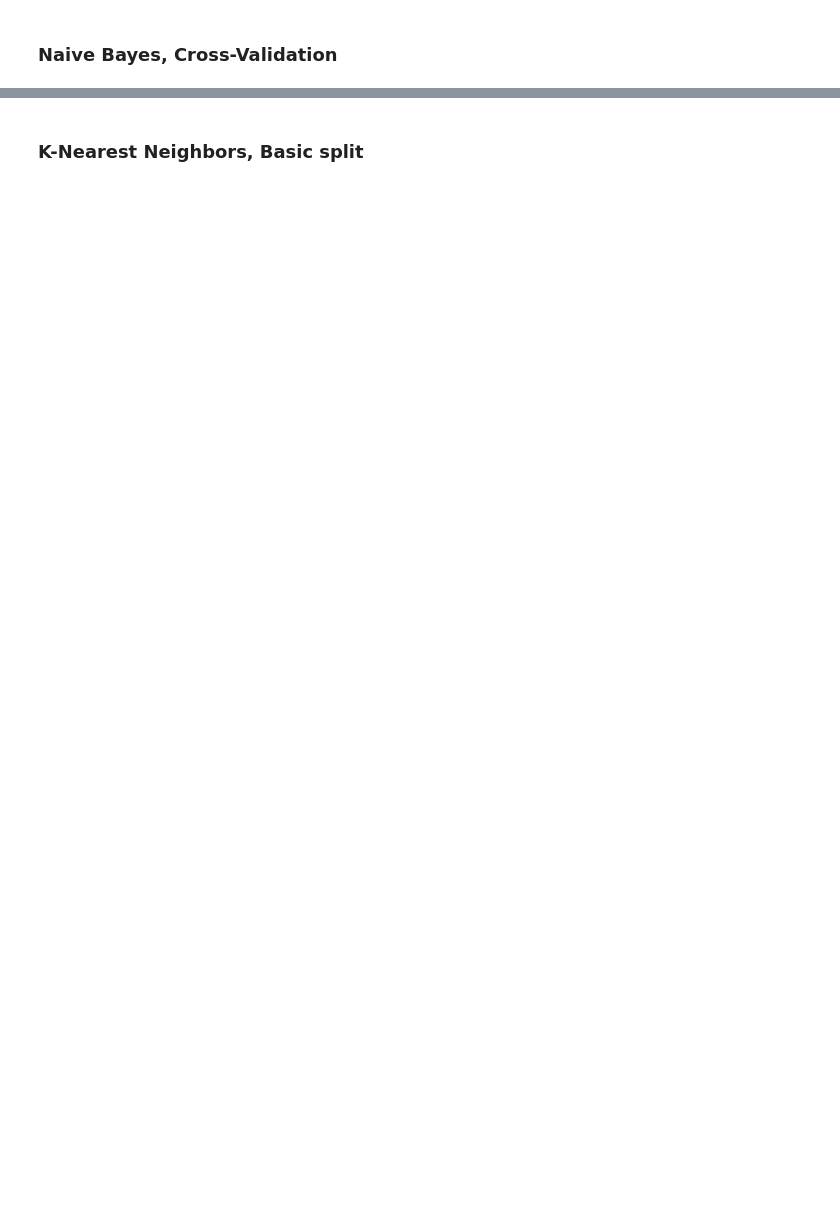
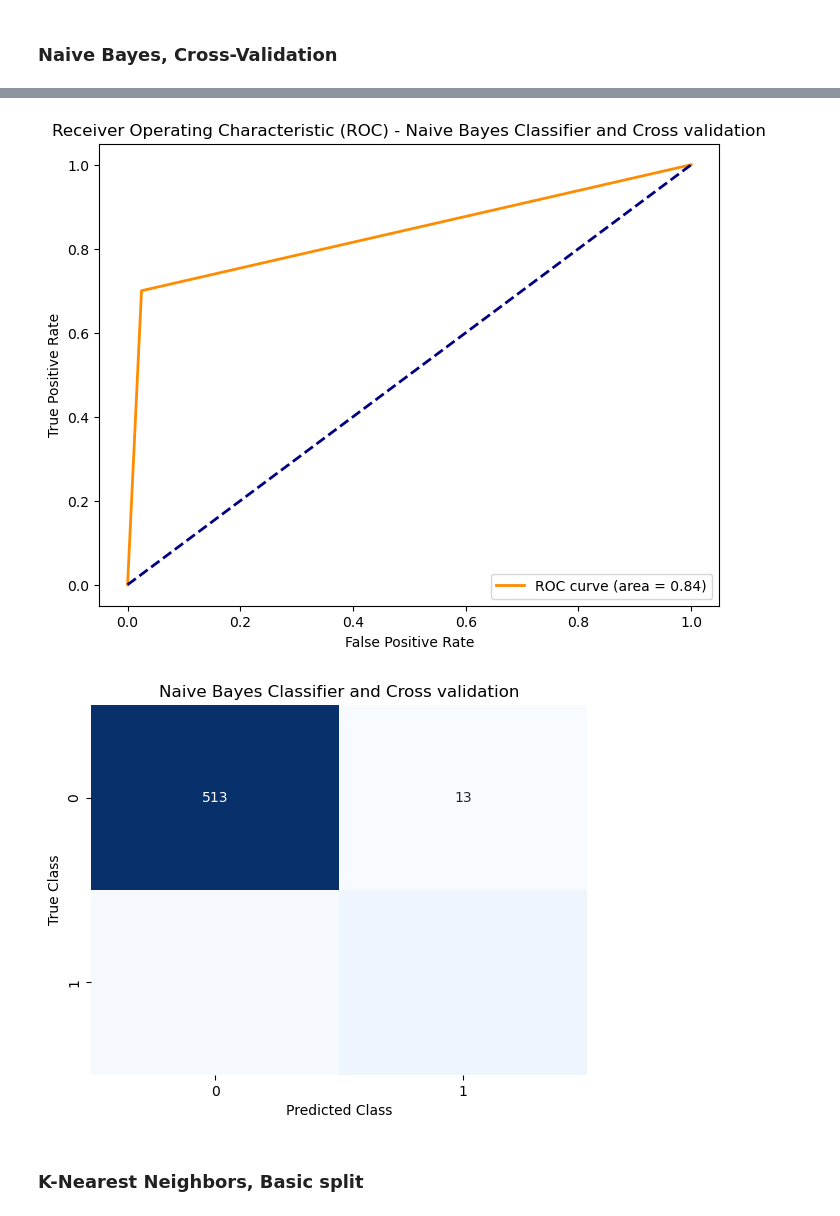
Before and after one commit to nemanjakostic99/MasinskoUcenjePrviProjekat, a Jupyter notebook: hepatitiscvirus.ipynb, the cells around one changed output, grey strips where cells are left out. Cells and saved outputs as stored; diff of their text form; code cells hidden in the pictures; blank space fills up the shorter version.

```diff
--- a/hepatitiscvirus.ipynb
+++ b/hepatitiscvirus.ipynb
@@ -505,2 +404,24 @@ weighted avg       0.85      0.88      0.86       576
+# %%
+# Create Naive Bayes Classifier object
+nb_classifier = GaussianNB()
+
+model_title = "Naive Bayes Classifier and Cross validation"
+
+# Stratified K-Fold cross-validation
+skf = StratifiedKFold(n_splits=10, shuffle=True, random_state=1)
+
+nb_cv_results, predictions = myCrossValidation(nb_classifier, skf, features, target, model_title)
+
+myPlotROCcurve(target, predictions, model_title)
+
+myPlotConfusionMatrix(target, predictions, model_title)
+
+nb_cv_results.head()
+
+results_list.append(nb_cv_results)
+results_list_cv_only.append(nb_cv_results)
+# %% [output]
+[figure, added]
+[figure, added]
 # %% [markdown]
 ### K-Nearest Neighbors, Basic split
```
Also changed, not shown: parts of 32 cells of this notebook, 2 other files.
